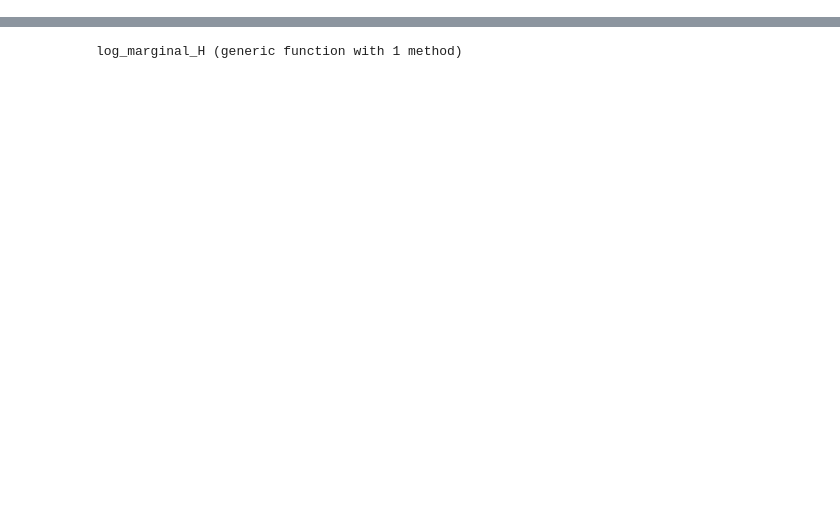
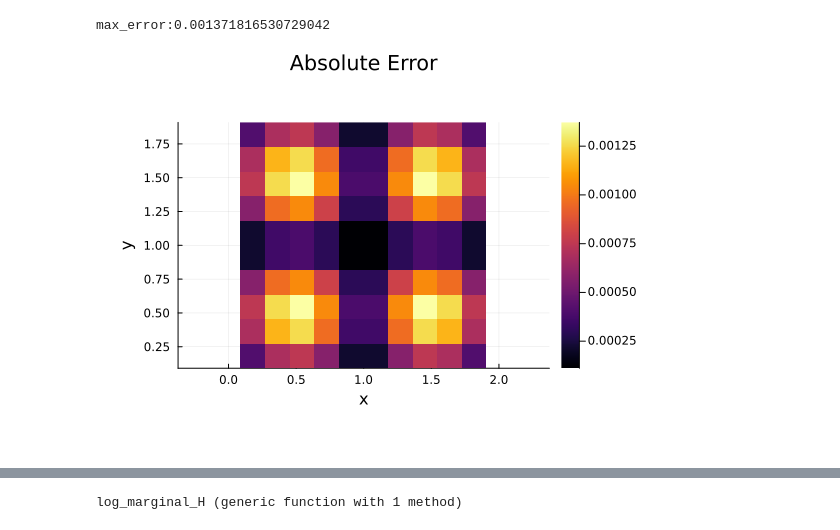
Before and after one commit to shojitoyota/Project_with_Jon, a Jupyter notebook: Poisson Equation_2d/main.ipynb, the cells around one changed output, grey strips where cells are left out. Cells and saved outputs as stored; diff of their text form; code cells hidden in the pictures; blank space fills up the shorter version.

```diff
--- a/Poisson Equation_2d/main.ipynb
+++ b/Poisson Equation_2d/main.ipynb
@@ -306,0 +96,25 @@ savefig("a.png")
+# %%
+U_exact = zeros(Nx, Ny)
+
+for j in 1:Ny
+    for i in 1:Nx
+        U_exact[i,j] = (1/(2*pi^2))*sin(pi*x[i])*sin(pi*y[j])
+    end
+end
+
+println("max_error:", maximum(abs.(U .- U_exact)))
+
+E = U .- U_exact
+
+heatmap(
+    x, y, abs.(E)',
+    xlabel="x",
+    ylabel="y",
+    title="Absolute Error",
+    aspect_ratio=1,
+    margin=6Plots.mm,
+    right_margin=20Plots.mm
+)
+# %% [output]
+max_error:0.001371816530729042
+[figure, added]
```
Also changed, not shown: parts of 10 cells of this notebook, 43 other files.
